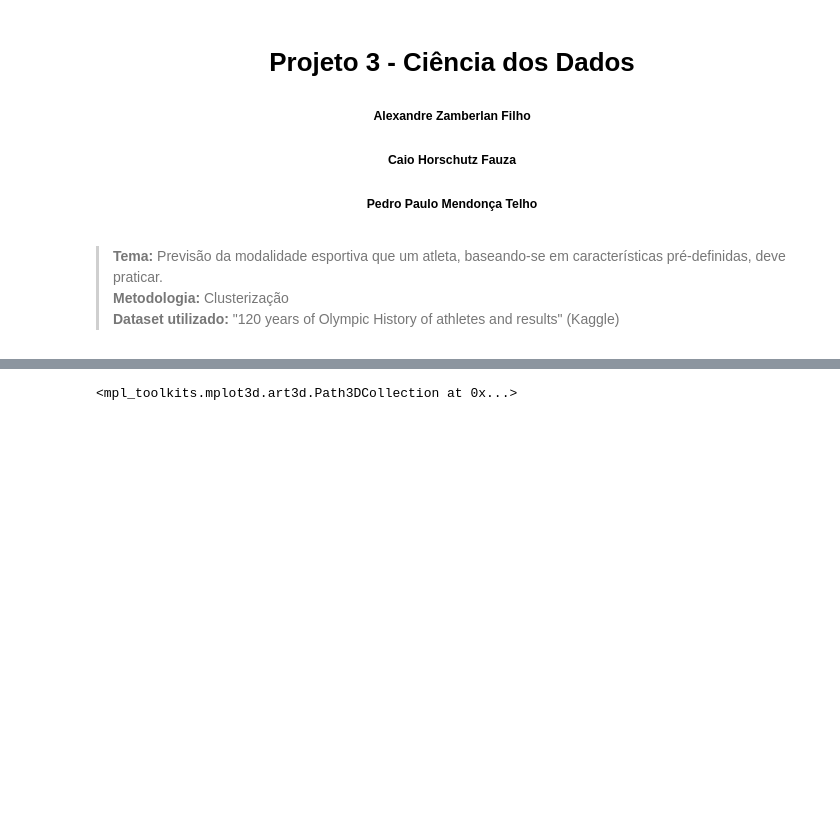
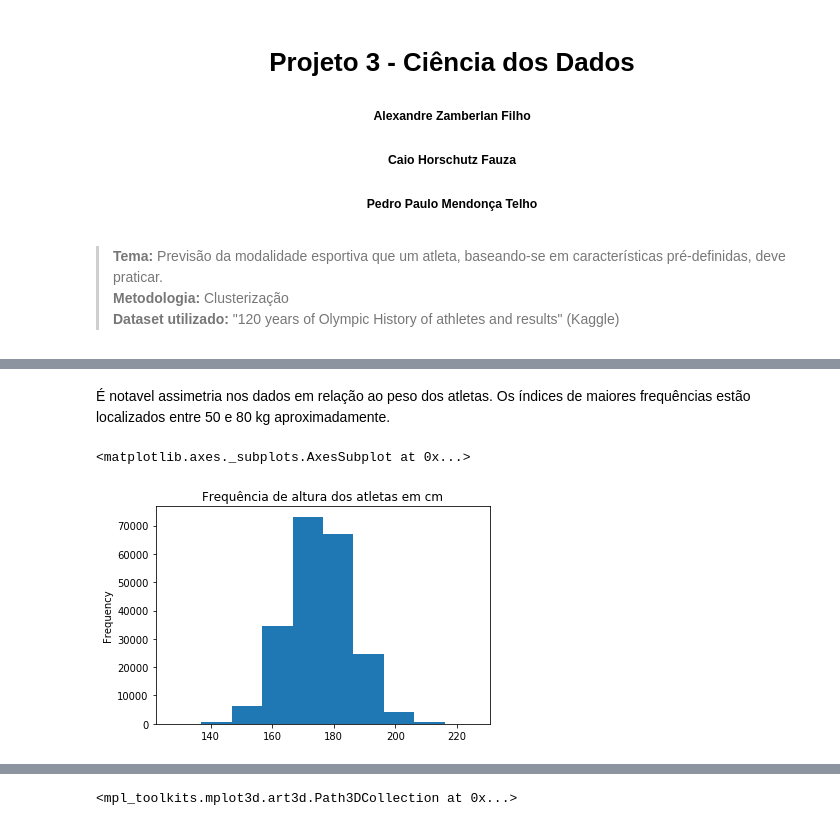
Before and after one commit to CaioFauza/Projeto3CDados, a Jupyter notebook: Projeto3.ipynb, the cells around one changed output, grey strips where cells are left out. Cells and saved outputs as stored; diff of their text form; code cells hidden in the pictures; blank space fills up the shorter version.

```diff
--- a/Projeto3.ipynb
+++ b/Projeto3.ipynb
@@ -9,0 +54,7 @@
+# %% [markdown]
+É notavel assimetria nos dados em relação ao peso dos atletas. Os índices de maiores frequências estão localizados entre 50 e 80 kg aproximadamente.
+# %%
+geral["Height"].plot.hist(title = "Frequência de altura dos atletas em cm")
+# %% [output]
+<matplotlib.axes._subplots.AxesSubplot at 0x...>
+[figure, added]
```
Also changed, not shown: parts of 18 cells of this notebook.
